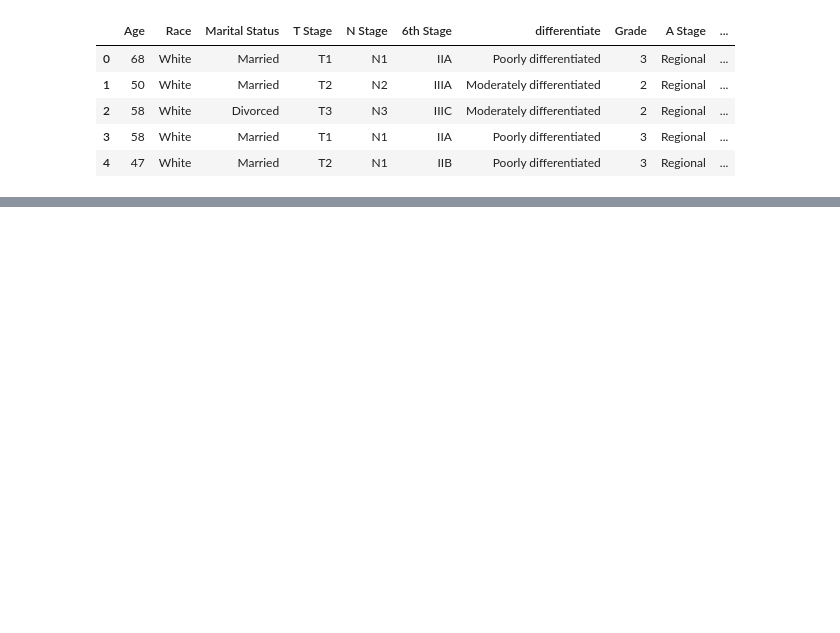
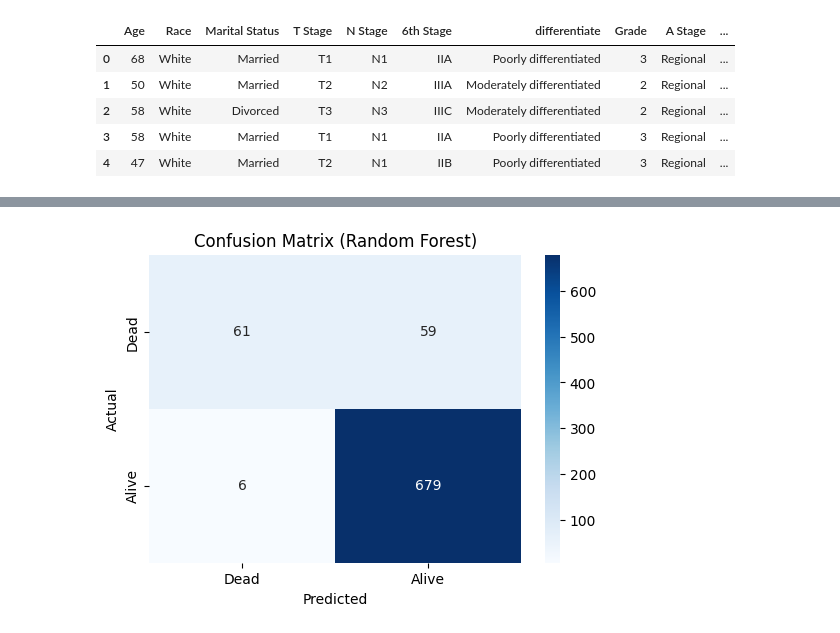
Before and after one commit to Anurangi/ML_Assignment_01, a Jupyter notebook: MS26912134/breast_cancer_prediction_random_forest.ipynb, the cells around one changed output, grey strips where cells are left out. Cells and saved outputs as stored; diff of their text form; code cells hidden in the pictures; blank space fills up the shorter version.

```diff
--- a/MS26912134/breast_cancer_prediction_random_forest.ipynb
+++ b/MS26912134/breast_cancer_prediction_random_forest.ipynb
@@ -109,0 +257,6 @@ X.shape, y.shape
+# %%
+from sklearn.ensemble import RandomForestClassifier
+
+# Baseline model (retrain)
+rf_base = RandomForestClassifier(n_estimators=100, random_state=42)
+rf_base.fit(X_train, y_train)
@@ -109,0 +322,5 @@ X.shape, y.shape
+# %%
+best_rf = grid_search.best_estimator_
+
+# Train (already fitted, but safe practice)
+best_rf.fit(X_train, y_train)
@@ -109,0 +358,15 @@ X.shape, y.shape
+# %%
+from sklearn.metrics import accuracy_score
+
+# Baseline
+y_pred_base = rf_base.predict(X_test)
+
+# Manual tuned
+y_pred_tuned = rf_tuned.predict(X_test)
+
+# GridSearch best
+y_pred_best = best_rf.predict(X_test)
+
+print("Baseline Accuracy:", accuracy_score(y_test, y_pred_base))
+print("Manual Tuned Accuracy:", accuracy_score(y_test, y_pred_tuned))
+print("GridSearch Best Accuracy:", accuracy_score(y_test, y_pred_best))
@@ -109,0 +416,16 @@ X.shape, y.shape
+# %%
+# Generate confusion matrix
+cm = confusion_matrix(y_test, y_pred_best)
+
+# Plot
+plt.figure(figsize=(6,4))
+sns.heatmap(cm, annot=True, fmt='d', cmap='Blues',
+            xticklabels=["Dead", "Alive"],
+            yticklabels=["Dead", "Alive"])
+
+plt.xlabel("Predicted")
+plt.ylabel("Actual")
+plt.title("Confusion Matrix (Random Forest)")
+plt.show()
+# %% [output]
+[figure, added]
```
Also changed, not shown: parts of 45 cells of this notebook.
